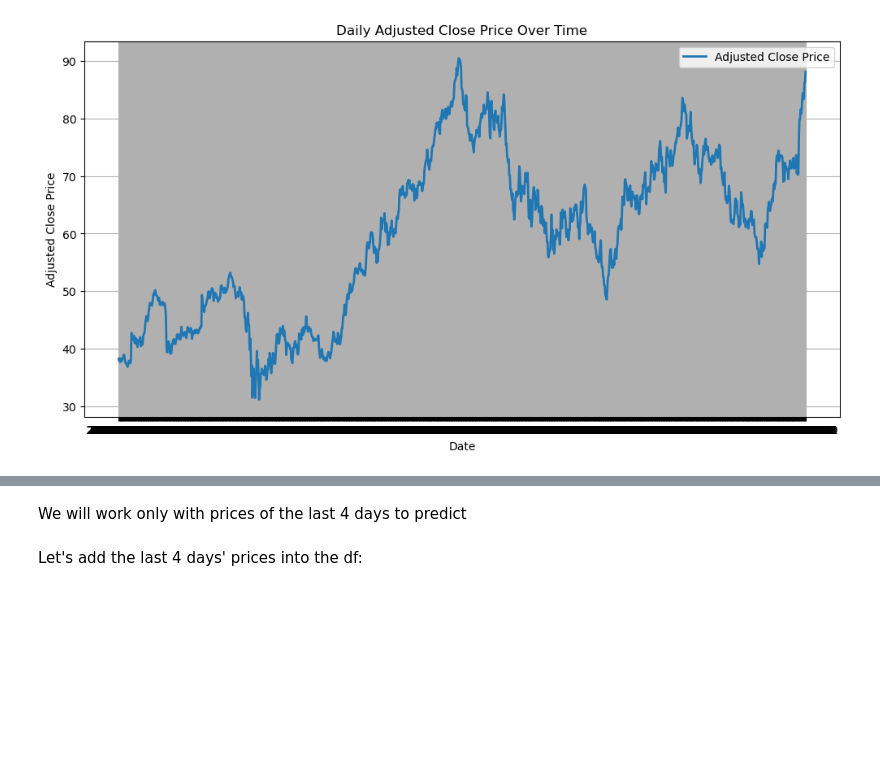
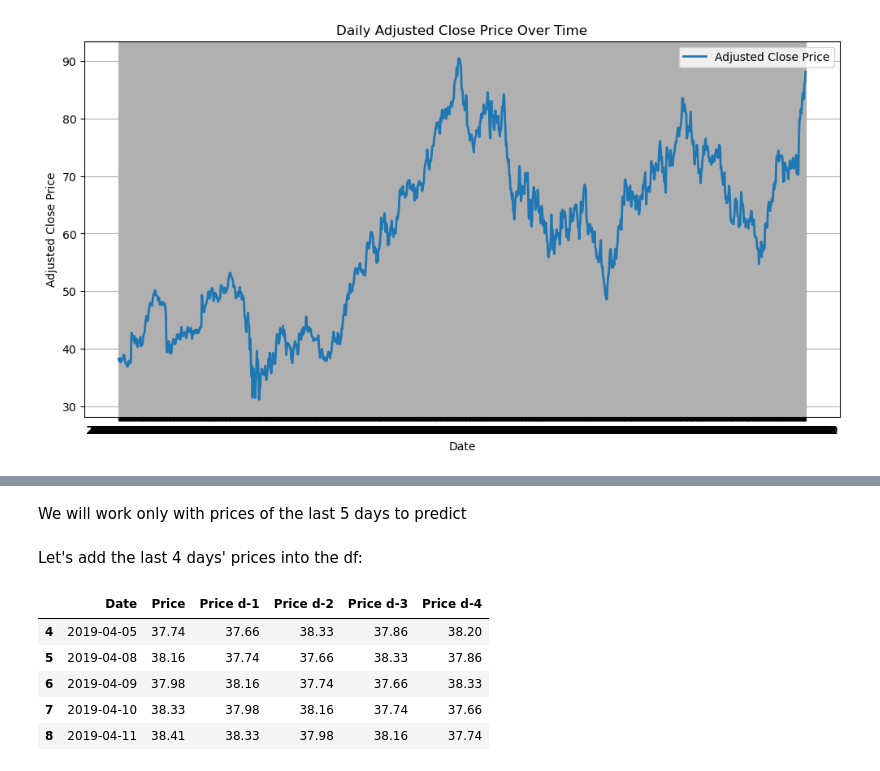
Before and after one commit to camillaperotti/mbd-python-tradingsystem, a Jupyter notebook: ML/ML.ipynb, the cells around one changed output, grey strips where cells are left out. Cells and saved outputs as stored; diff of their text form; code cells hidden in the pictures; blank space fills up the shorter version.

```diff
--- a/ML/ML.ipynb
+++ b/ML/ML.ipynb
@@ -56,5 +61,5 @@ plt.show()
 # %% [markdown]
-We will work only with prices of the last 4 days to predict
+We will work only with prices of the last 5 days to predict
 # %%
 # Ensure data is sorted by date
 prices_bruker = prices_bruker.sort_values("Date").reset_index(drop=True)
@@ -76,3 +81,12 @@ for day in range(1, days + 1):
 #dropping first rows with missing values
 
 prices_bruker = prices_bruker.dropna()
+# %%
+prices_bruker.head()
+# %% [output]
+|  | Date | Price | Price d-1 | Price d-2 | Price d-3 | Price d-4 |
+| 4 | 2019-04-05 | 37.74 | 37.66 | 38.33 | 37.86 | 38.20 |
+| 5 | 2019-04-08 | 38.16 | 37.74 | 37.66 | 38.33 | 37.86 |
+| 6 | 2019-04-09 | 37.98 | 38.16 | 37.74 | 37.66 | 38.33 |
+| 7 | 2019-04-10 | 38.33 | 37.98 | 38.16 | 37.74 | 37.66 |
+| 8 | 2019-04-11 | 38.41 | 38.33 | 37.98 | 38.16 | 37.74 |
```
Also changed, not shown: parts of 15 cells of this notebook.
